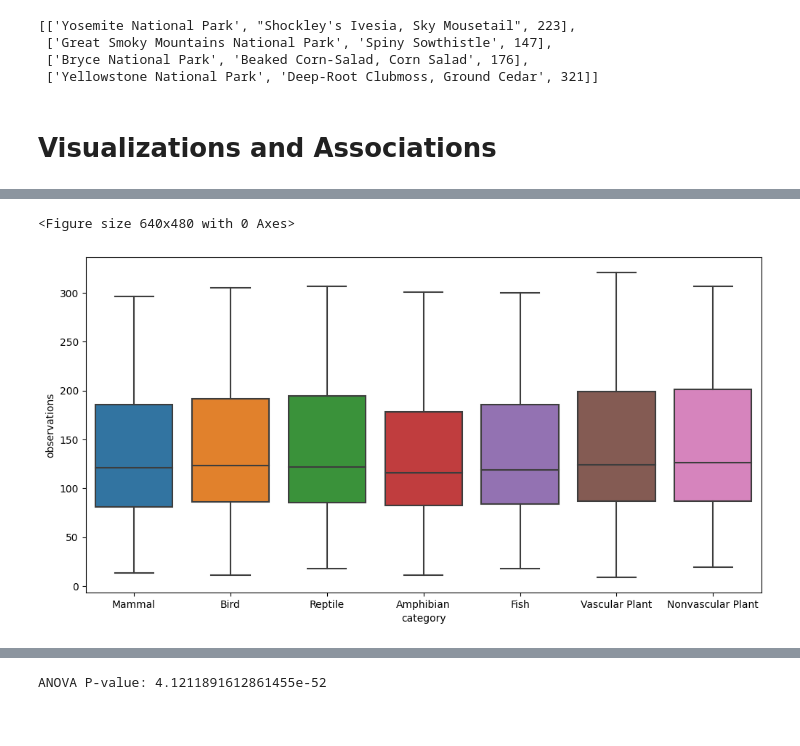
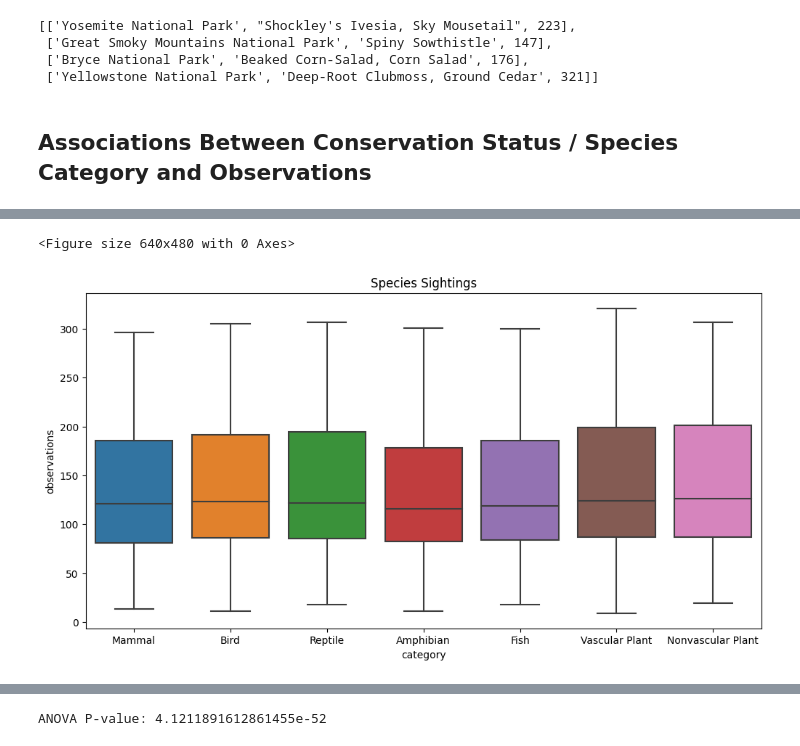
Before and after one commit to karl-bjorkman/data-analyst-portfolio, a Jupyter notebook: biodiversity-project/biodiversity_project.ipynb, the cells around one changed output, grey strips where cells are left out. Cells and saved outputs as stored; diff of their text form; code cells hidden in the pictures.

```diff
--- a/biodiversity-project/biodiversity_project.ipynb
+++ b/biodiversity-project/biodiversity_project.ipynb
@@ -293,8 +413,8 @@ Deep-Root Clubmoss, Ground Cedar: 321
  ['Great Smoky Mountains National Park', 'Spiny Sowthistle', 147],
  ['Bryce National Park', 'Beaked Corn-Salad, Corn Salad', 176],
  ['Yellowstone National Park', 'Deep-Root Clubmoss, Ground Cedar', 321]]
-# %% [markdown]
-# Visualizations and Associations
+# %% [markdown]
+## Associations Between Conservation Status / Species Category and Observations
 # %%
 master.head()
 # %% [output]
@@ -306,11 +426,13 @@ master.head()
 | 4 | Mammal | Bos bison | American Bison, Bison | No Concern | Yosemite National Park | 128 |
 # %%
 plt.clf()
+
 plt.figure(figsize = (12, 6))
 sns.boxplot(x = master.category, y = master.observations)
+plt.title('Species Sightings')
 plt.show()
 # %% [output]
 <Figure size 640x480 with 0 Axes>
-[figure, old version]
+[figure, new version]
 # %%
 plt.clf()
```
Also changed, not shown: parts of 15 cells of this notebook.
